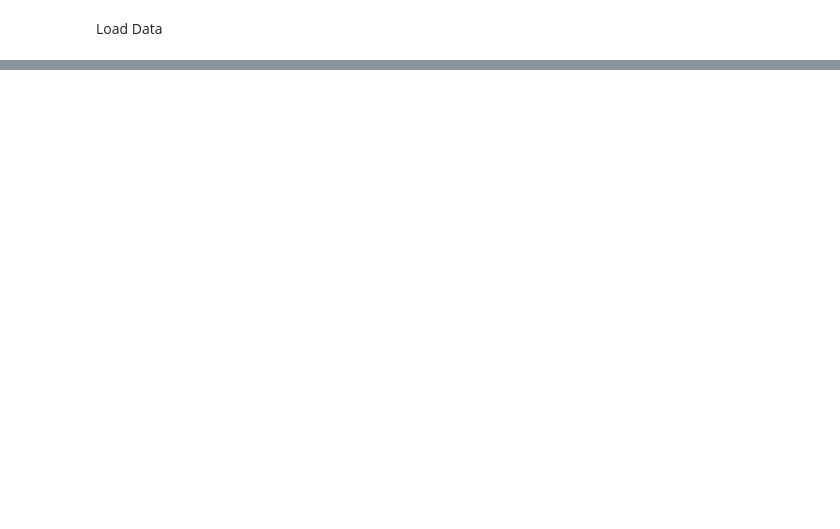
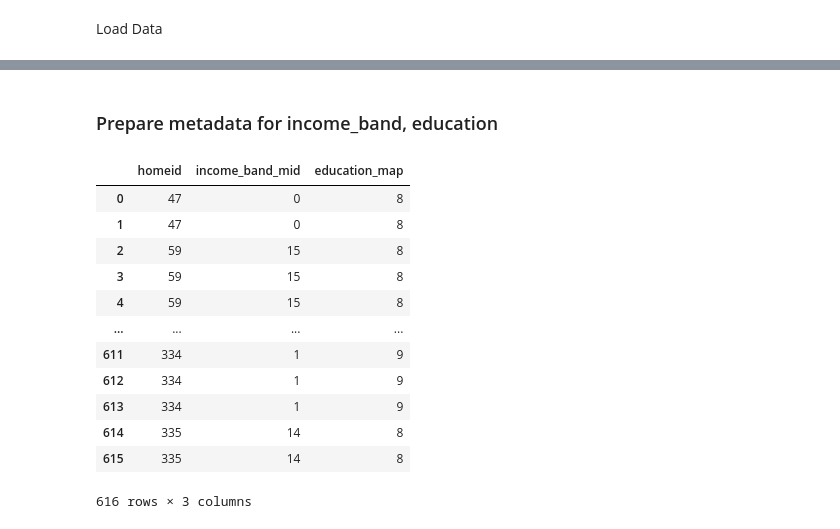
Before and after one commit to sudo-Oliver/Predictive-Analytics-Private, a Jupyter notebook: notebooks/Preprocessing_LSTM.ipynb, the cells around one changed output, grey strips where cells are left out. Drawn from its saved outputs; the diff is of its cells as text; code cells hidden in the pictures; blank space fills up the shorter version.

Commit message:
Add preprocessing notebook with income and education mapping

```diff
--- a/notebooks/Preprocessing_LSTM.ipynb
+++ b/notebooks/Preprocessing_LSTM.ipynb
@@ -42,0 +212,72 @@ Time Series Analysis
+# %% [markdown]
+### Prepare metadata for income_band, education
+# %%
+df_person = pd.read_csv(BASE_PATH / 'metadata/person.csv')
+df_home = pd.read_csv(BASE_PATH / 'metadata/home.csv')
+# Prepare income_band data
+df_home = df_home[["homeid", "income_band"]].groupby('homeid', as_index=False).sum()
+
+income_midpoints = {
+    "Missing": 0,
+    "less than £10,800": 1,
+    "£10,800 to £13,499": 2,
+    "£13,500 to £16,199": 3,
+    "£16,200 to £19,799": 4,
+    "£19,800 to £23,399": 5,
+    "£23,400 to £26,999": 6,
+    "£27,000 to £32,399": 7,
+    "£32,400 to £37,799": 8,
+    "£37,800 to £43,199": 9,
+    "£43,200 to £48,599": 10,
+    "£48,600 to £53,999": 11,
+    "£54,000 to £65,999": 12,
+    "£66,000 to £77,999": 13,
+    "£78,000 to £89,999": 14,
+    "£90,000 or more": 15
+}
+
+df_home["income_band_mid"] = df_home["income_band"].map(income_midpoints)
+df_home = df_home.drop(columns=['income_band'])
+
+# Prepare education data per home
+df_person['education'] = df_person['education'].str.strip().str.lower()
+df_person['education'] = df_person['education'].fillna('unknown')
+
+# Map qualifications to numerical values
+qualification_mapping = {
+    "phd": 9,  # Highest qualification
+    "degree level qualification (or equivalent), e.g. bsc, ba, msc, ma": 8,
+    "higher educational qualification below degree level": 7,
+    "onc / national level btec": 6,
+    "a-levels or highers": 5,
+    "gcse grade d-g or cse grade 2-5 or standard grade level 4-6": 4,
+    "o level or gcse equivalent (grade a-c) or o grade/cse equivalent (grade 1) or standard grade level 1": 3,
+    "other qualifications": 2,
+    "no formal qualifications": 1,
+    "unknown": 0 } # Lowest qualification
+df_person['education_map'] = df_person['education'].map(qualification_mapping)
+
+df_person = df_person[["homeid", "education_map"]]
+
+# Choose highest education
+highest_education = df_person.groupby('homeid')['education_map'].max().reset_index()
+df_person.drop(columns=['education_map'], inplace=True)
+person_education = pd.merge(df_person, highest_education, on='homeid', how='inner')
+
+# Map home and person including education
+df_home_edu_income = pd.merge(df_home, person_education, on='homeid', how='inner')
+df_home_edu_income
+# %% [output]
+|  | homeid | income_band_mid | education_map |
+| 0 | 47 | 0 | 8 |
+| 1 | 47 | 0 | 8 |
+| 2 | 59 | 15 | 8 |
+| 3 | 59 | 15 | 8 |
+| 4 | 59 | 15 | 8 |
+| ... | ... | ... | ... |
+| 611 | 334 | 1 | 9 |
+| 612 | 334 | 1 | 9 |
+| 613 | 334 | 1 | 9 |
+| 614 | 335 | 14 | 8 |
+| 615 | 335 | 14 | 8 |
+616 rows × 3 columns
```
Also changed, not shown: parts of 15 cells of this notebook.
